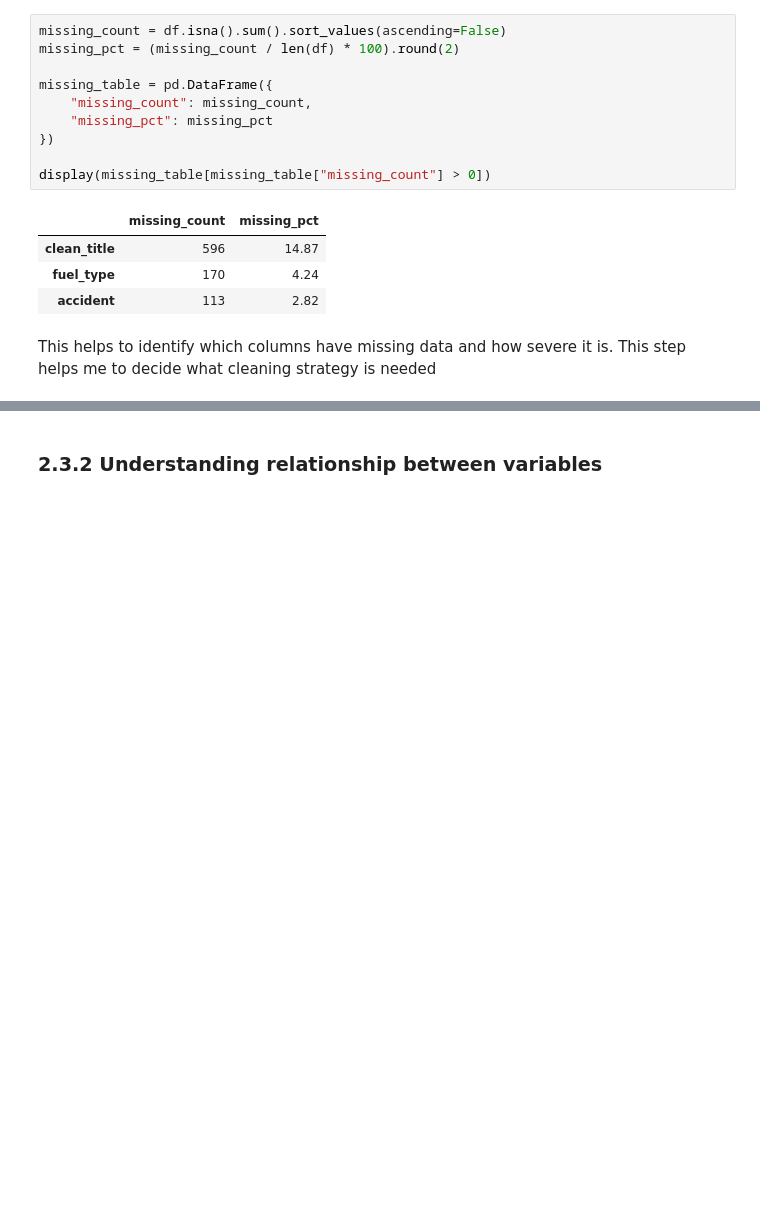
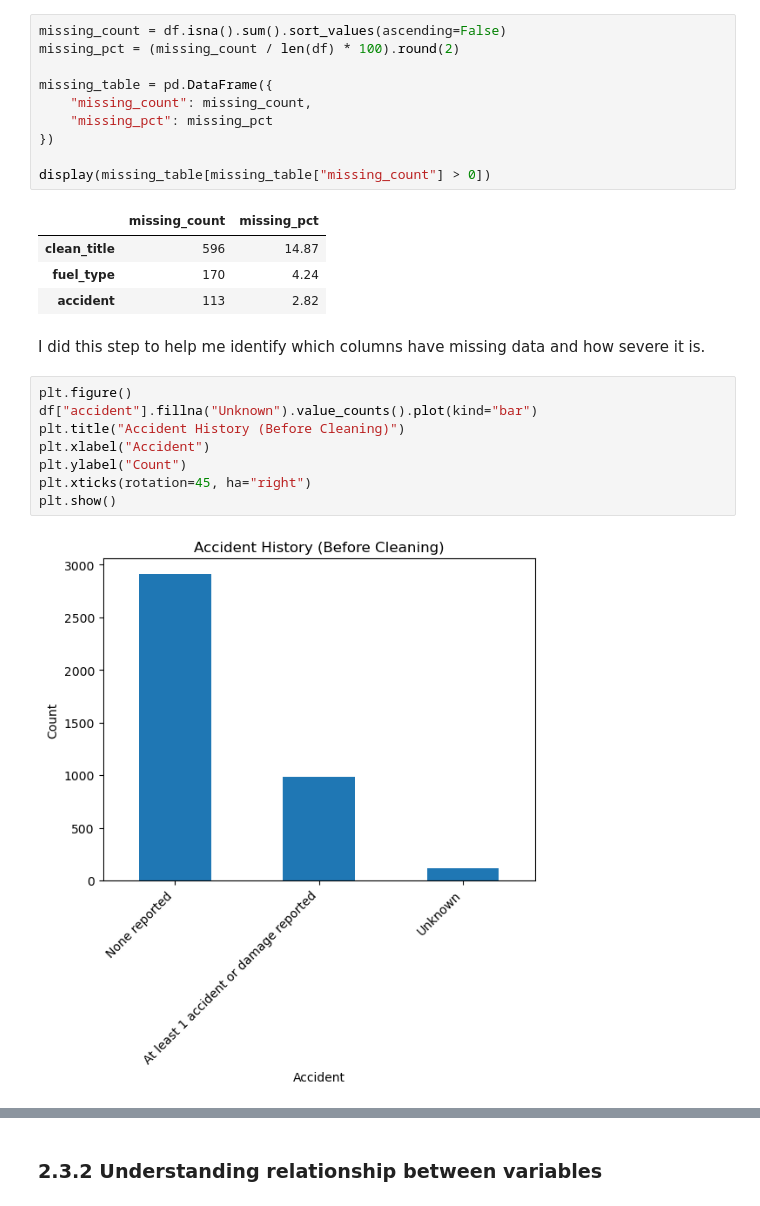
Before and after one commit to Amirul36/mldp-used-car-price, a Jupyter notebook: MLDP Program Codes Submission Template.ipynb, the cells around one changed output, grey strips where cells are left out. Cells and saved outputs as stored; diff of their text form; blank space fills up the shorter version.

```diff
--- a/MLDP Program Codes Submission Template.ipynb
+++ b/MLDP Program Codes Submission Template.ipynb
@@ -248,4 +248,14 @@ display(missing_table[missing_table["missing_count"] > 0])
 | fuel_type | 170 | 4.24 |
 | accident | 113 | 2.82 |
 # %% [markdown]
-This helps to identify which columns have missing data and how severe it is. This step helps me to decide what cleaning strategy is needed
+I did this step to help me identify which columns have missing data and how severe it is.
+# %%
+plt.figure()
+df["accident"].fillna("Unknown").value_counts().plot(kind="bar")
+plt.title("Accident History (Before Cleaning)")
+plt.xlabel("Accident")
+plt.ylabel("Count")
+plt.xticks(rotation=45, ha="right")
+plt.show()
+# %% [output]
+[figure, added]
```
Also changed, not shown: parts of 22 cells of this notebook.
